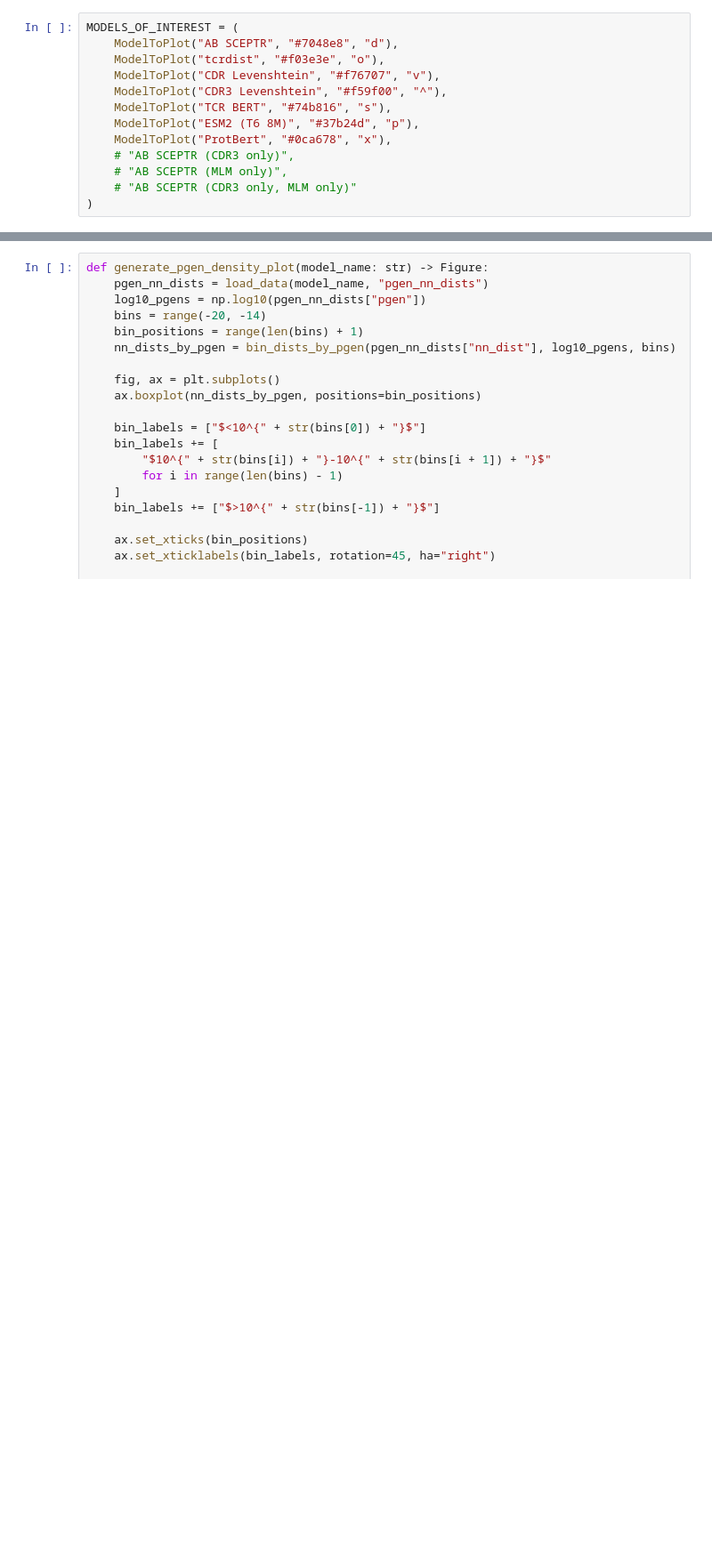
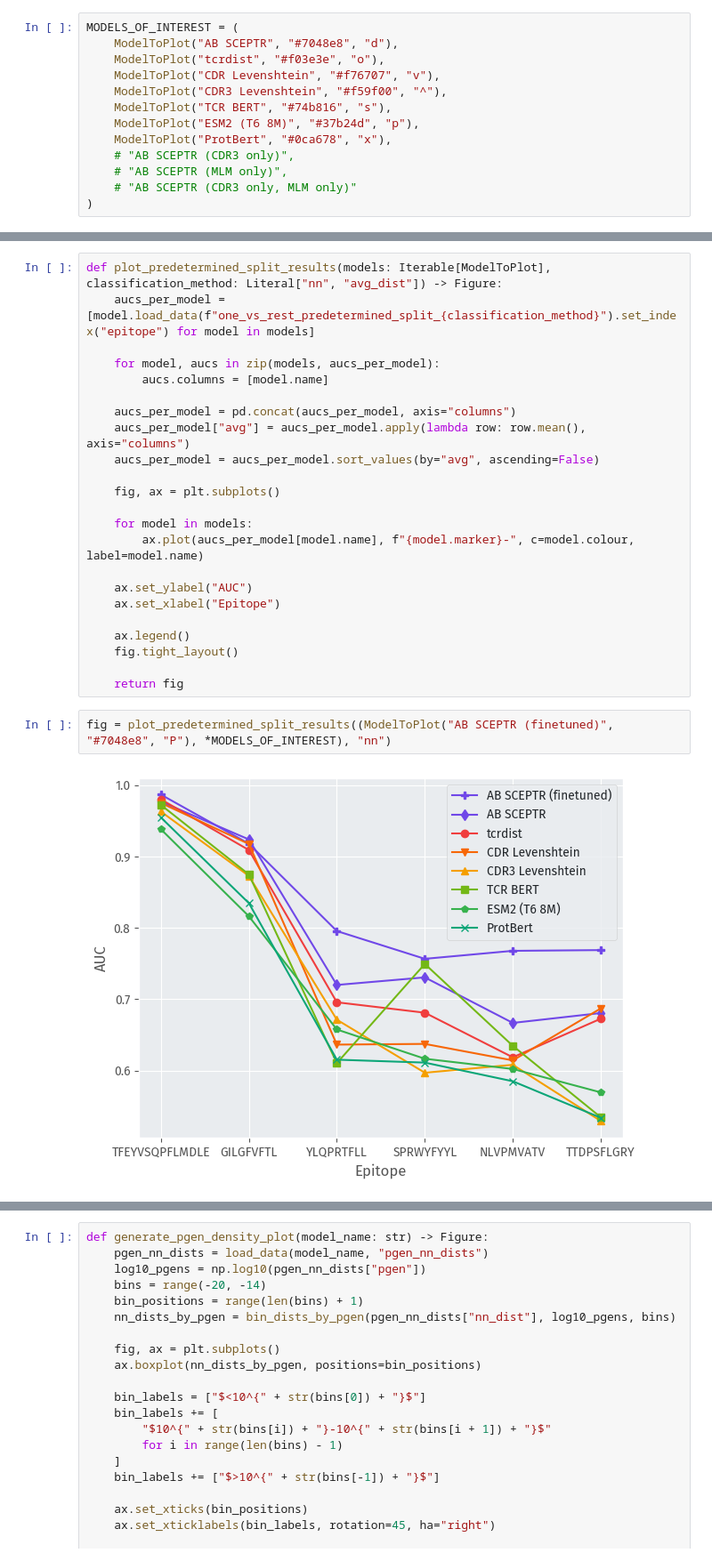
Before and after one commit to yutanagano/sceptr_publication_analyses, a Jupyter notebook: notebooks/plot_generation.ipynb, the cells around one changed output, grey strips where cells are left out. Shown: that part at 89% size. Drawn from its saved outputs; the diff is of its cells as text; blank space fills up the shorter version.

```diff
--- a/notebooks/plot_generation.ipynb
+++ b/notebooks/plot_generation.ipynb
@@ -105,0 +89,27 @@ fig = plot_ovr_nn_summary_figure(MODELS_OF_INTEREST)
+# %%
+def plot_predetermined_split_results(models: Iterable[ModelToPlot], classification_method: Literal["nn", "avg_dist"]) -> Figure:
+    aucs_per_model = [model.load_data(f"one_vs_rest_predetermined_split_{classification_method}").set_index("epitope") for model in models]
+
+    for model, aucs in zip(models, aucs_per_model):
+        aucs.columns = [model.name]
+
+    aucs_per_model = pd.concat(aucs_per_model, axis="columns")
+    aucs_per_model["avg"] = aucs_per_model.apply(lambda row: row.mean(), axis="columns")
+    aucs_per_model = aucs_per_model.sort_values(by="avg", ascending=False)
+
+    fig, ax = plt.subplots()
+
+    for model in models:
+        ax.plot(aucs_per_model[model.name], f"{model.marker}-", c=model.colour, label=model.name)
+
+    ax.set_ylabel("AUC")
+    ax.set_xlabel("Epitope")
+
+    ax.legend()
+    fig.tight_layout()
+
+    return fig
+# %%
+fig = plot_predetermined_split_results((ModelToPlot("AB SCEPTR (finetuned)", "#7048e8", "P"), *MODELS_OF_INTEREST), "nn")
+# %% [output]
+[figure, added]
```
Also changed, not shown: parts of 6 cells of this notebook.
